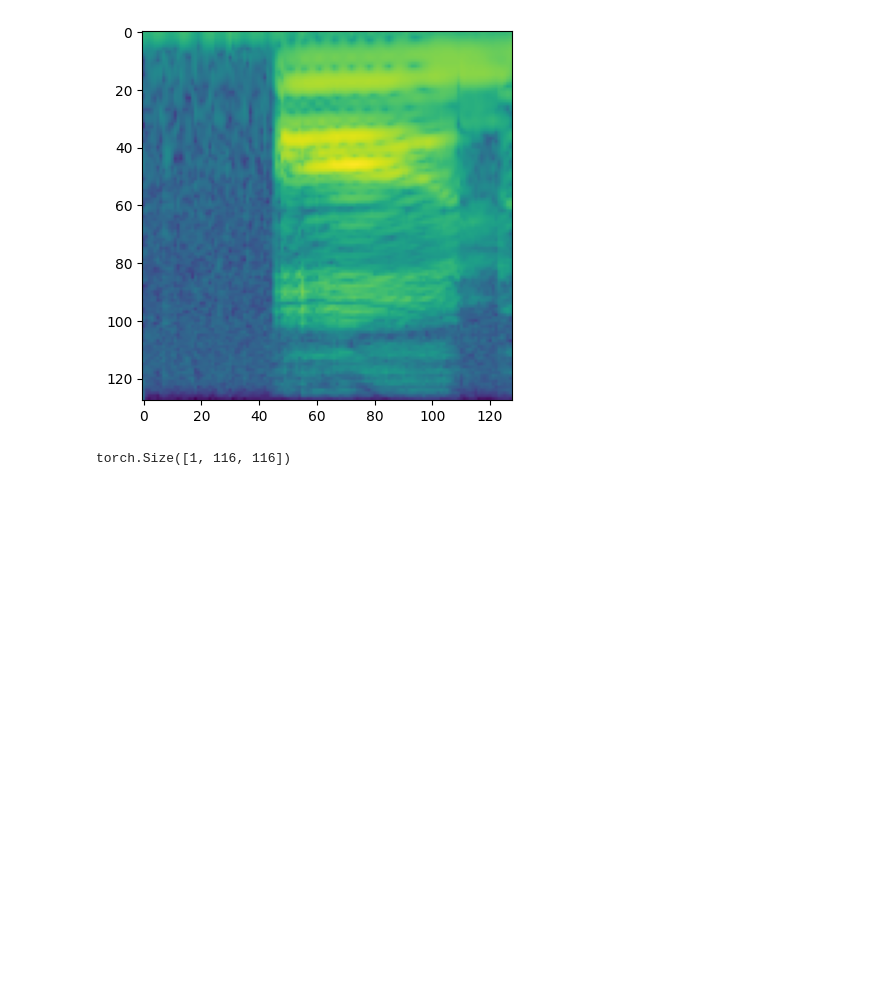
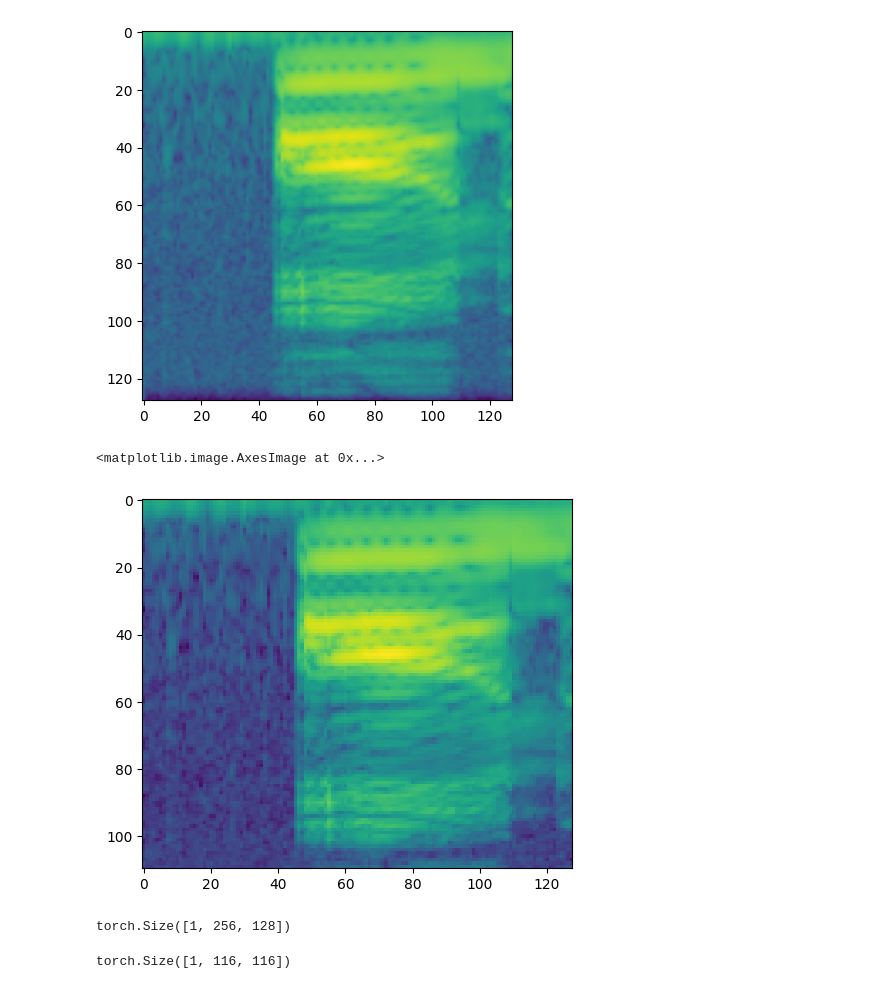
Before and after one commit to Kaszkietio/dl-transformers-speech-recognition, a Jupyter notebook: src/sandbox.ipynb, the cells around one changed output. Drawn from its saved outputs; the diff is of its cells as text; code cells hidden in the pictures; blank space fills up the shorter version.

```diff
--- a/src/sandbox.ipynb
+++ b/src/sandbox.ipynb
@@ -34,6 +35,19 @@ torch.Size([128, 107])
 torch.Size([1, 128, 128])
 <matplotlib.image.AxesImage at 0x...>
 [figure]
+# %%
+xd2 = mel_specgram[:, :110, :]
+plt.imshow(xd2.squeeze(0))
+# %% [output]
+<matplotlib.image.AxesImage at 0x...>
+[figure, added]
+# %%
+conv1 = nn.Conv1d(128, 256, kernel_size=3, stride=1, padding=1)
+
+x = conv1(mel_specgram)
+print(x.shape)
+# %% [output]
+torch.Size([1, 256, 128])
 # %%
 crop = transforms.RandomCrop(size=(116, 116))(mel_specgram)
 print(crop.shape)
```
Also changed, not shown: parts of 2 cells of this notebook, 7 other files.
